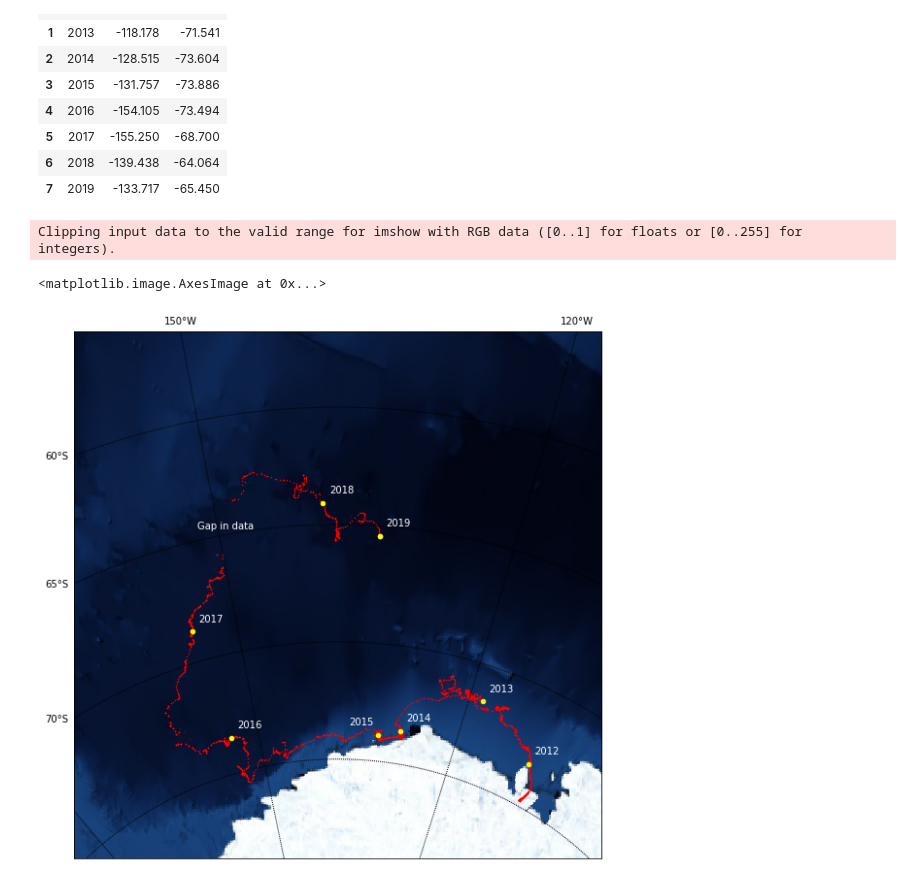
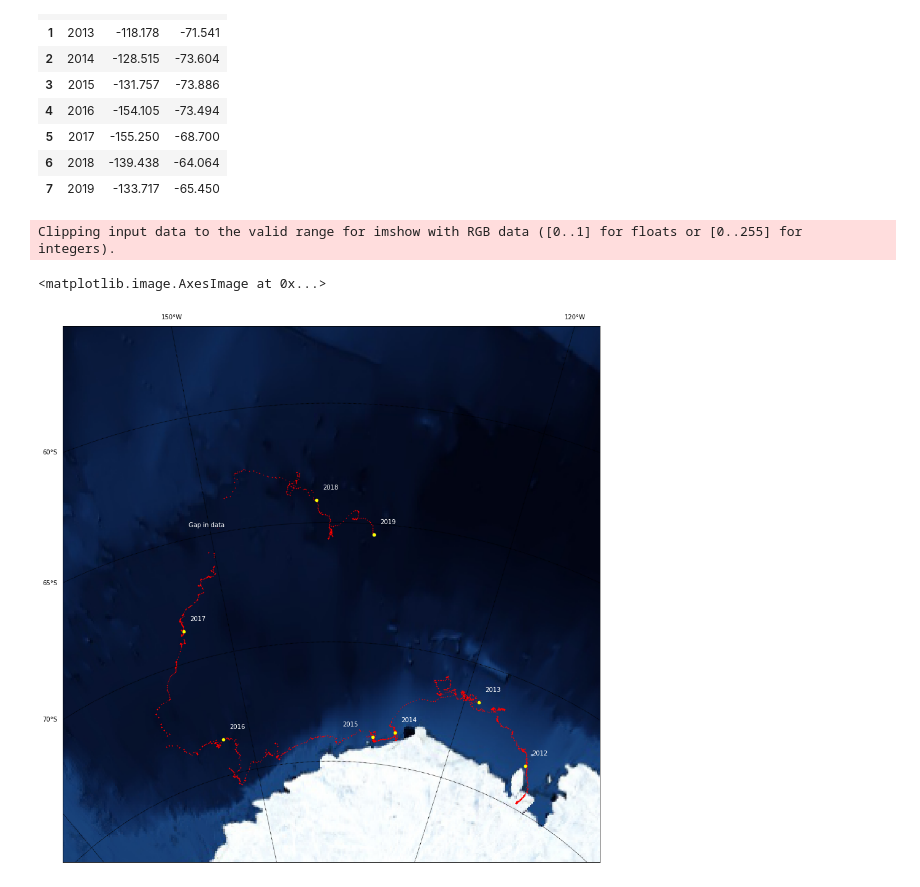
Before and after one commit to codeybear/Icebergs, a Jupyter notebook: B30 Track.ipynb, the cells around one changed output. Saved outputs shown, nothing was run; the diff lists cells and outputs as text; code cells hidden in the pictures.

```diff
--- a/B30 Track.ipynb
+++ b/B30 Track.ipynb
@@ -38,37 +38,37 @@ df_yearly
 | 6 | 2018 | -139.438 | -64.064 |
 | 7 | 2019 | -133.717 | -65.450 |
 # %%
-plt.figure(figsize=(10,10))
+plt.figure(figsize=(16,16))
 m = Basemap(projection='aeqd', resolution='l', lat_0=-68, lon_0=-138, width=2500000, height=2500000)
 m.drawmeridians(np.arange(0,360,30), labels=[False, False, True, False])
 m.drawparallels(np.arange(-90,90,5), labels=[True, False, False, False])
 
 lons = df['lon'].values
 lats = df['lat'].values
 x, y = m(lons, lats)
 
 # plot the daily positions
 m.scatter(x, y, 1, marker='.', color='r')
 m.scatter(x[-1], y[-1], 20, marker='o', color='white')
 
 # plot the yearly positions
 x, y = m(df_yearly['lon'].values, df_yearly['lat'].values)
 m.scatter(x, y, 20, marker='o', color='yellow')
 
 for index, row in df_yearly.iterrows():
     if row['year'] == 2015:
         xpos = x[index] - 140000
     else:
         xpos = x[index] + 30000
 
     ypos = y[index] + 50000
     plt.text(xpos, ypos, int(row['year']), fontdict={'color':  'white'})
 
 x,y = m(-152, -64.5)
 plt.text(x, y, 'Gap in data', fontdict={'color':  'white'})
 
 m.bluemarble(scale=1)
 # %% [output]
 Clipping input data to the valid range for imshow with RGB data ([0..1] for floats or [0..255] for integers).
 <matplotlib.image.AxesImage at 0x...>
-[figure, old version]
+[figure, new version]
```
Also changed, not shown: parts of 2 cells of this notebook, 2 other files.
